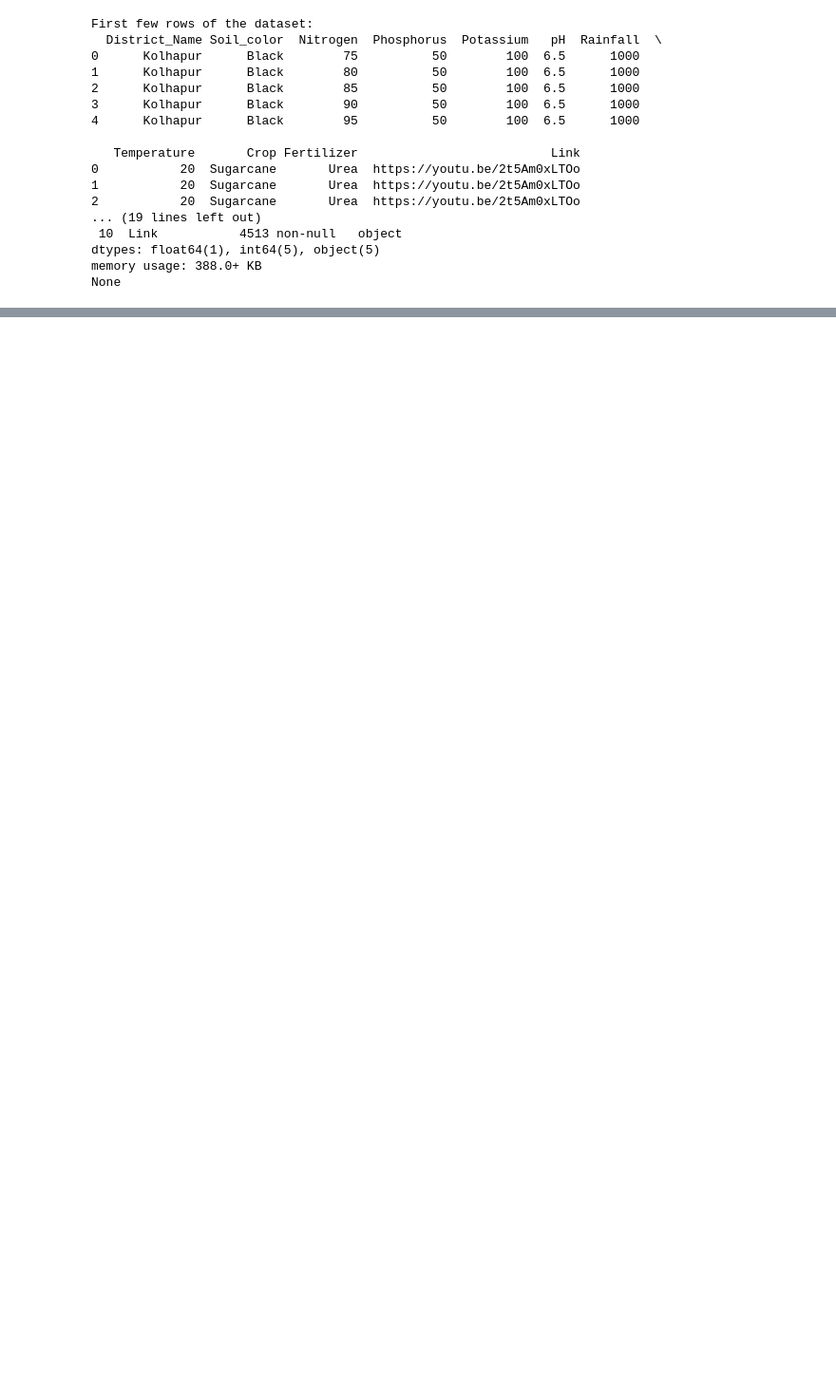
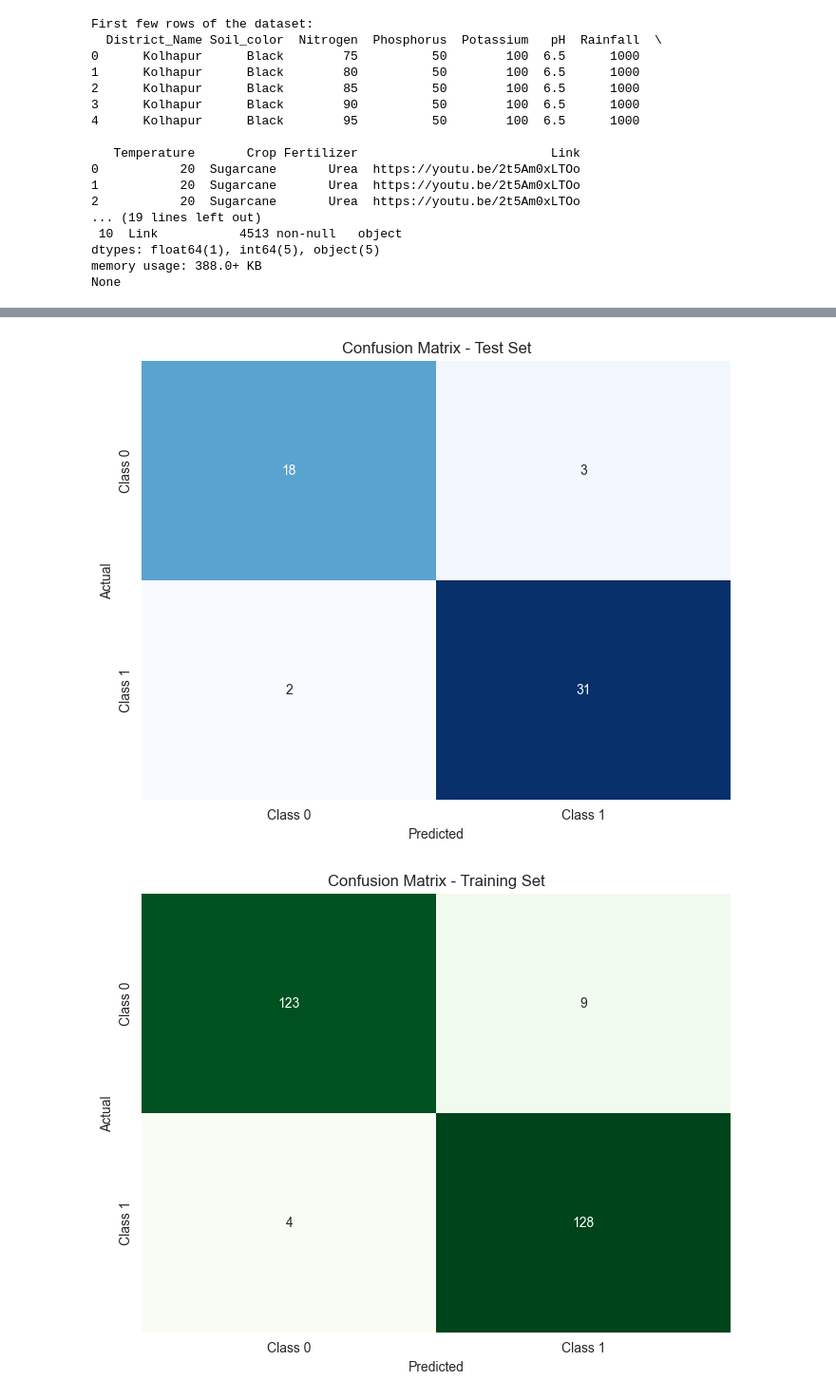
Before and after one commit to Dinithiii04/AgriLak, a Jupyter notebook: notebooks/fertilizer_Recommendation.ipynb, the cells around one changed output, grey strips where cells are left out. Shown at 95% size. Saved outputs shown, nothing was run; the diff lists cells and outputs as text; code cells hidden in the pictures; blank space fills up the shorter version.

```diff
--- a/notebooks/fertilizer_Recommendation.ipynb
+++ b/notebooks/fertilizer_Recommendation.ipynb
@@ -420,3 +324,31 @@ Parameters: { "use_label_encoder" } are not used.
+# %%
+import matplotlib.pyplot as plt
+import seaborn as sns
+
+# Given confusion matrices
+conf_matrix_rf_test = [[18, 3], [2, 31]]
+conf_matrix_rf_train = [[123, 9], [4, 128]]
+
+# Plotting the confusion matrix for the test set
+plt.figure(figsize=(8, 6))
+sns.heatmap(conf_matrix_rf_test, annot=True, fmt='d', cmap='Blues', cbar=False,
+            xticklabels=['Class 0', 'Class 1'], yticklabels=['Class 0', 'Class 1'])
+plt.title('Confusion Matrix - Test Set')
+plt.xlabel('Predicted')
+plt.ylabel('Actual')
+plt.show()
+
+# Plotting the confusion matrix for the training set
+plt.figure(figsize=(8, 6))
+sns.heatmap(conf_matrix_rf_train, annot=True, fmt='d', cmap='Greens', cbar=False,
+            xticklabels=['Class 0', 'Class 1'], yticklabels=['Class 0', 'Class 1'])
+plt.title('Confusion Matrix - Training Set')
+plt.xlabel('Predicted')
+plt.ylabel('Actual')
+plt.show()
+# %% [output]
+[figure, added]
+[figure, added]
 # %%
 %pip install joblib
 # %% [output]
```
Also changed, not shown: parts of 28 cells of this notebook.
